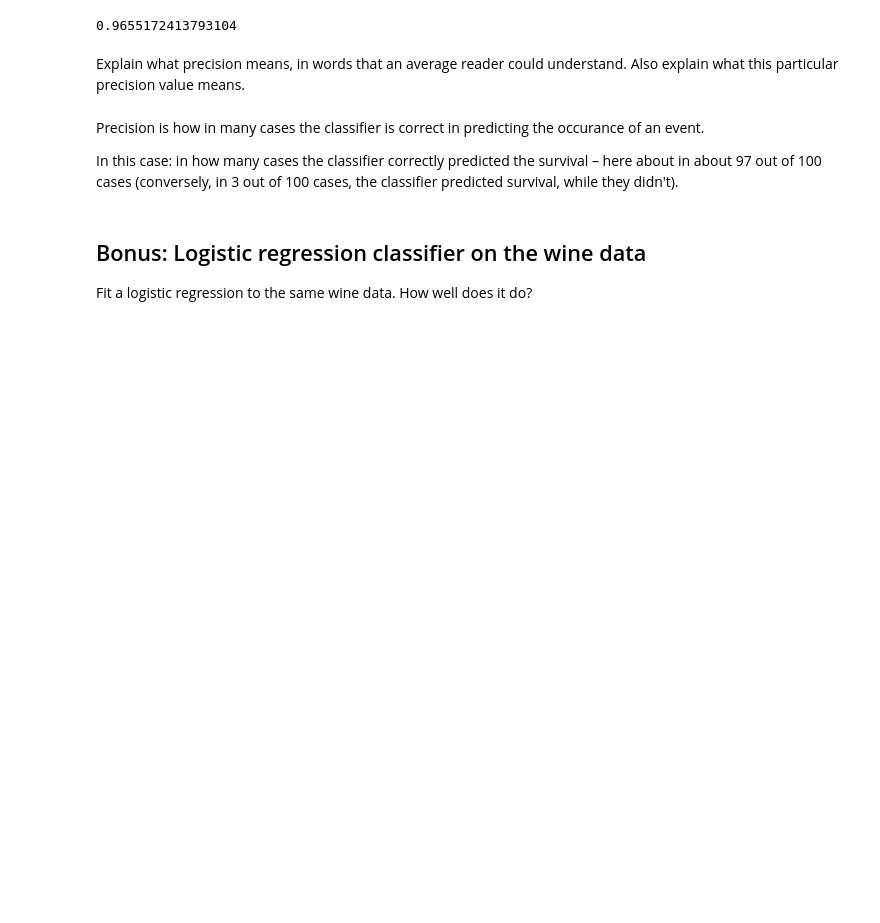
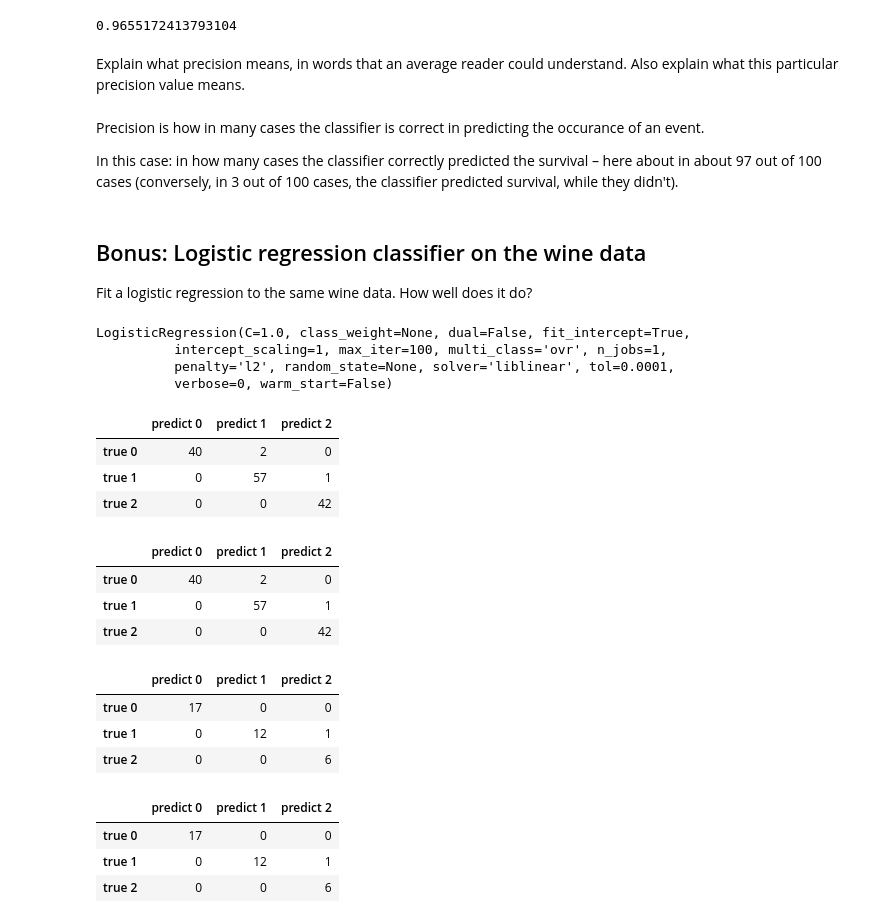
Before and after one commit to xeophin/lede-algorithms, a Jupyter notebook: week-4/week-4-1-supervised-learning-homework.ipynb, the cells around one changed output. Cells and saved outputs as stored; diff of their text form; code cells hidden in the pictures; blank space fills up the shorter version.

```diff
--- a/week-4/week-4-1-supervised-learning-homework.ipynb
+++ b/week-4/week-4-1-supervised-learning-homework.ipynb
@@ -225,7 +230,46 @@ In this case: in how many cases the classifier correctly predicted the survival
 Fit a logistic regression to the same wine data. How well does it do?
 # %%
 # Fit a LogisticRegression model to the wine data (x_train, y_trin)
+fit_lr = LogisticRegression()
+fit_lr.fit(x, y)
+# %% [output]
+LogisticRegression(C=1.0, class_weight=None, dual=False, fit_intercept=True,
+          intercept_scaling=1, max_iter=100, multi_class='ovr', n_jobs=1,
+          penalty='l2', random_state=None, solver='liblinear', tol=0.0001,
+          verbose=0, warm_start=False)
 # %%
 # How well does logistic regression do on the training data? Print the accuracy and confusion matrix
+lr_y_train_pred = fit_lr.predict(x)
+metrics.accuracy_score(y, lr_y_train_pred)
+# %% [output]
+|  | predict 0 | predict 1 | predict 2 |
+| true 0 | 40 | 2 | 0 |
+| true 1 | 0 | 57 | 1 |
+| true 2 | 0 | 0 | 42 |
+# %%
+pd.DataFrame(metrics.confusion_matrix(y, lr_y_train_pred),
+             columns=['predict 0', 'predict 1', 'predict 2'],
+             index=['true 0', 'true 1', 'true 2'])
+# %% [output]
+|  | predict 0 | predict 1 | predict 2 |
+| true 0 | 40 | 2 | 0 |
+| true 1 | 0 | 57 | 1 |
+| true 2 | 0 | 0 | 42 |
 # %%
 # How well does logistic regression do on the test data (x_test, y_test)? Print the accuracy and confusion matrix
+lr_y_test_pred = fit_lr.predict(x_test)
+metrics.accuracy_score(y_test, lr_y_test_pred)
+# %% [output]
+|  | predict 0 | predict 1 | predict 2 |
+| true 0 | 17 | 0 | 0 |
+| true 1 | 0 | 12 | 1 |
+| true 2 | 0 | 0 | 6 |
+# %%
+pd.DataFrame(metrics.confusion_matrix(y_test, lr_y_test_pred),
+             columns=['predict 0', 'predict 1', 'predict 2'],
+             index=['true 0', 'true 1', 'true 2'])
+# %% [output]
+|  | predict 0 | predict 1 | predict 2 |
+| true 0 | 17 | 0 | 0 |
+| true 1 | 0 | 12 | 1 |
+| true 2 | 0 | 0 | 6 |
```
Also changed, not shown: parts of 5 cells of this notebook.
